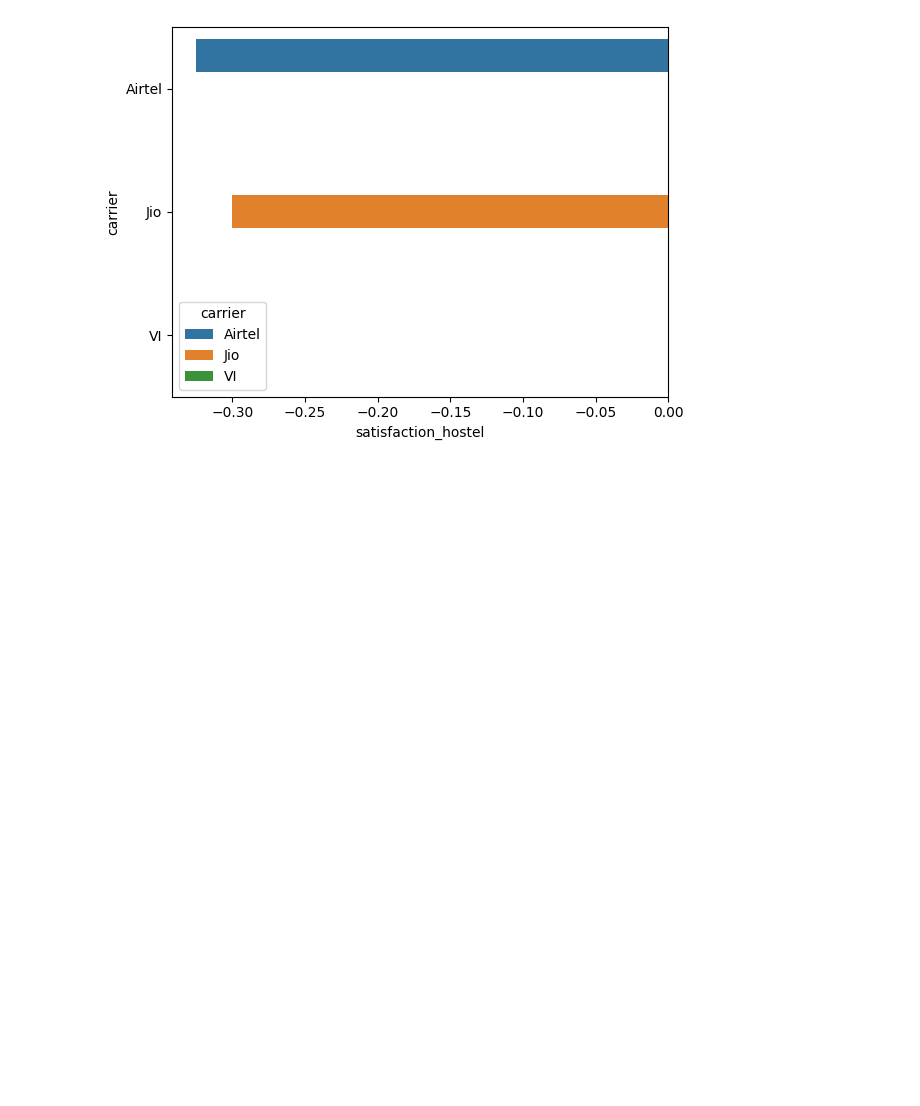
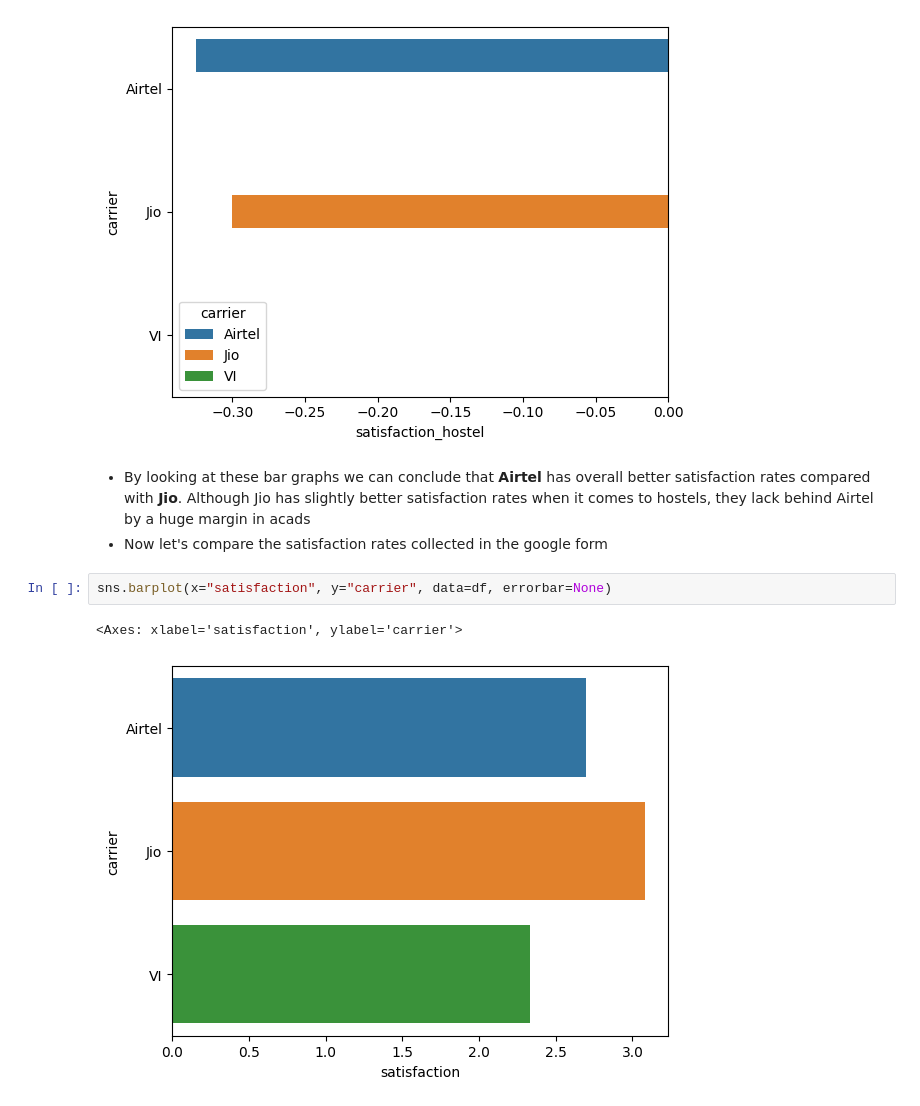
Before and after one commit to bhendi-boi/Intro-to-Data-science, a Jupyter notebook: project/main.ipynb, the cells around one changed output. Saved outputs shown, nothing was run; the diff lists cells and outputs as text; blank space fills up the shorter version.

```diff
--- a/project/main.ipynb
+++ b/project/main.ipynb
@@ -159,3 +165,11 @@ sns.barplot(x="satisfaction_hostel", y="carrier", hue="carrier", data=df, errorb
 # %% [output]
 <Axes: xlabel='satisfaction_hostel', ylabel='carrier'>
 [figure]
+# %% [markdown]
+- By looking at these bar graphs we can conclude that **Airtel** has overall better satisfaction rates compared with **Jio**. Although Jio has slightly better satisfaction rates when it comes to hostels, they lack behind Airtel by a huge margin in acads
+- Now let's compare the satisfaction rates collected in the google form
+# %%
+sns.barplot(x="satisfaction", y="carrier", data=df, errorbar=None)
+# %% [output]
+<Axes: xlabel='satisfaction', ylabel='carrier'>
+[figure, added]
```
Also changed, not shown: parts of 5 cells of this notebook.
